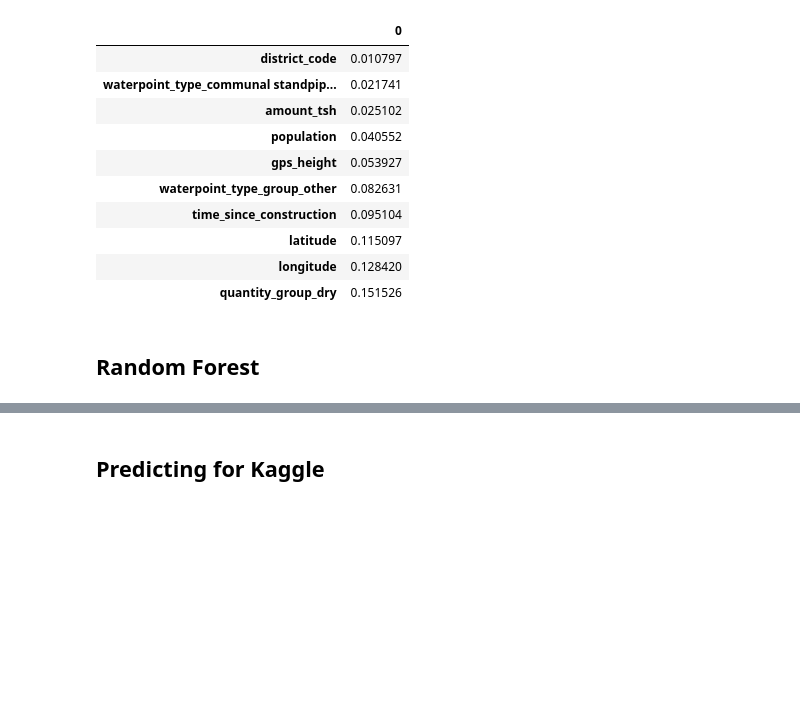
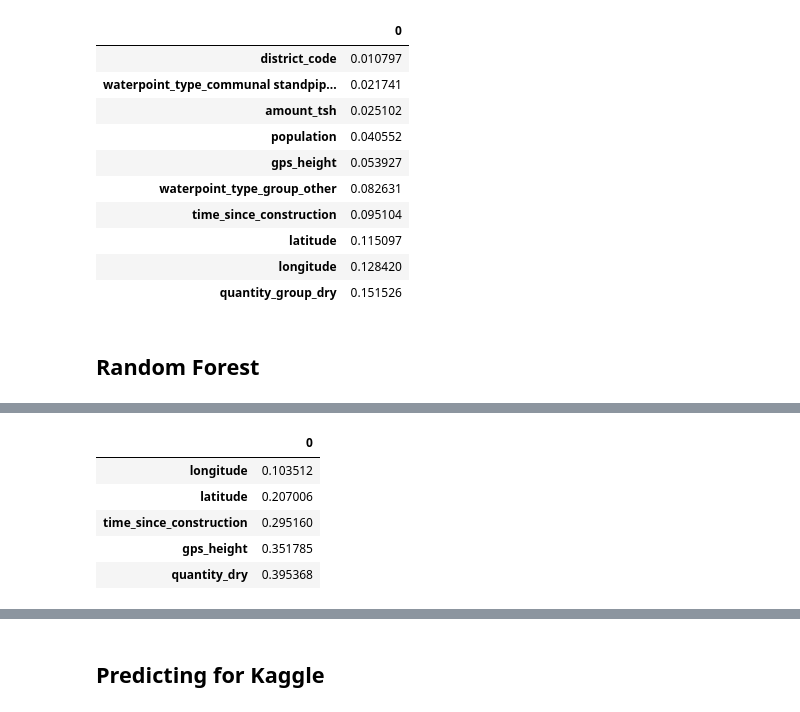
Before and after one commit to LambdaSchool/DS-Unit-2-Classification-1, a Jupyter notebook: module1-logistic-regression/kaggle_class_comp.ipynb, the cells around one changed output, grey strips where cells are left out. Saved outputs shown, nothing was run; the diff lists cells and outputs as text; code cells hidden in the pictures; blank space fills up the shorter version.

```diff
--- a/module1-logistic-regression/kaggle_class_comp.ipynb
+++ b/module1-logistic-regression/kaggle_class_comp.ipynb
@@ -303,0 +324,9 @@ X_train_sub_encoded
+# %%
+(cuml.loc[cuml[0] < .95]).head()
+# %% [output]
+|  | 0 |
+| longitude | 0.103512 |
+| latitude | 0.207006 |
+| time_since_construction | 0.295160 |
+| gps_height | 0.351785 |
+| quantity_dry | 0.395368 |
```
Also changed, not shown: parts of 58 cells of this notebook.
